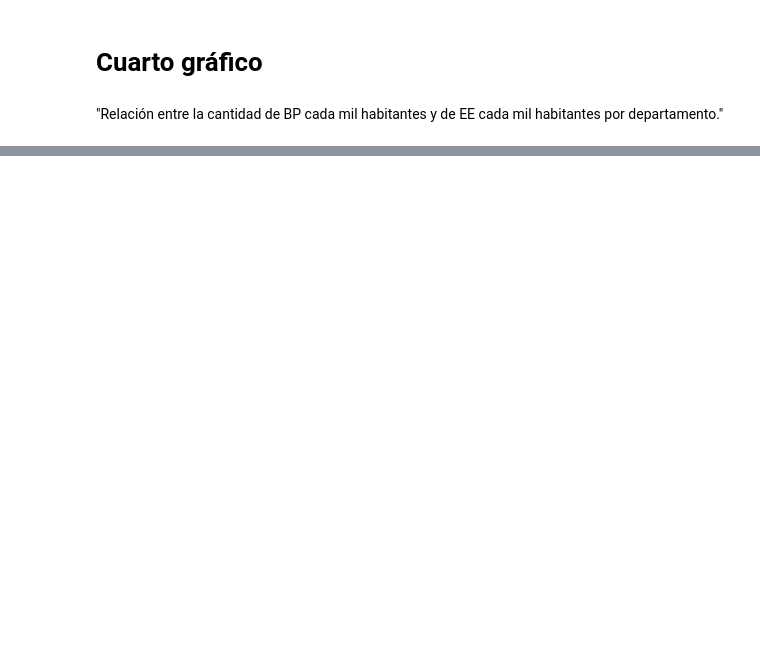
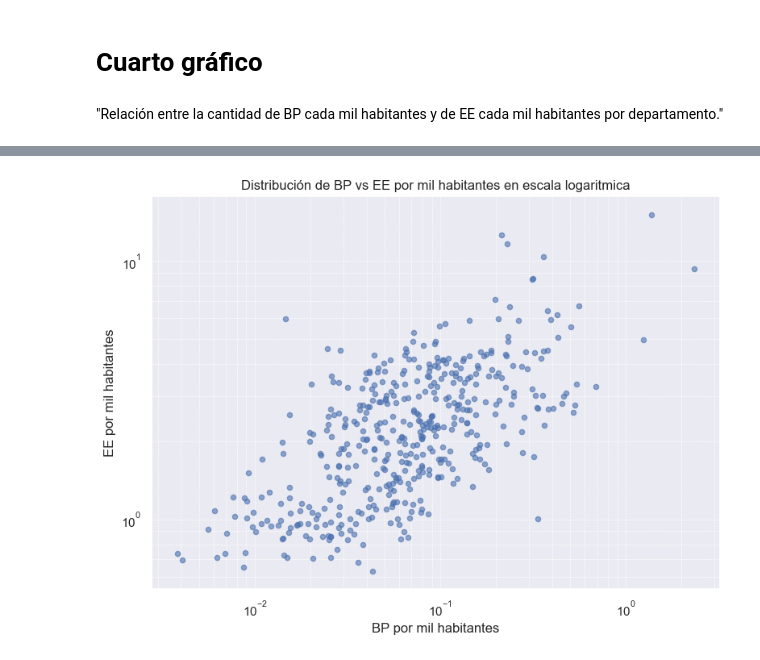
Before and after one commit to jerovernay/Tp-LaboDD-1, a Jupyter notebook: Descargas/main.ipynb, the cells around one changed output, grey strips where cells are left out. Saved outputs shown, nothing was run; the diff lists cells and outputs as text; code cells hidden in the pictures; blank space fills up the shorter version.

```diff
--- a/Descargas/main.ipynb
+++ b/Descargas/main.ipynb
@@ -653,0 +693,16 @@ fig.show()                                                      # Mostramos el g
+# %%
+consulta_3_log = consulta_3[(consulta_3['bp_por_mil'] > 0) & (consulta_3['ee_por_mil'] > 0)].copy()     # La mayoria de los datos los teniamos de antes
+
+
+plt.figure(figsize=(8, 6))                                                                              # Graficamos
+plt.scatter(consulta_3_log['bp_por_mil'], consulta_3_log['ee_por_mil'], alpha=0.6, s=20)
+plt.xscale('log')
+plt.yscale('log')
+plt.xlabel('BP por mil habitantes')
+plt.ylabel('EE por mil habitantes')
+plt.title('Distribución de BP vs EE por mil habitantes en escala logaritmica')
+plt.grid(True, which='both', ls='--', linewidth=0.5)
+plt.tight_layout()
+plt.show()
+# %% [output]
+[figure, added]
```
Also changed, not shown: parts of 9 cells of this notebook, 23 other files.
